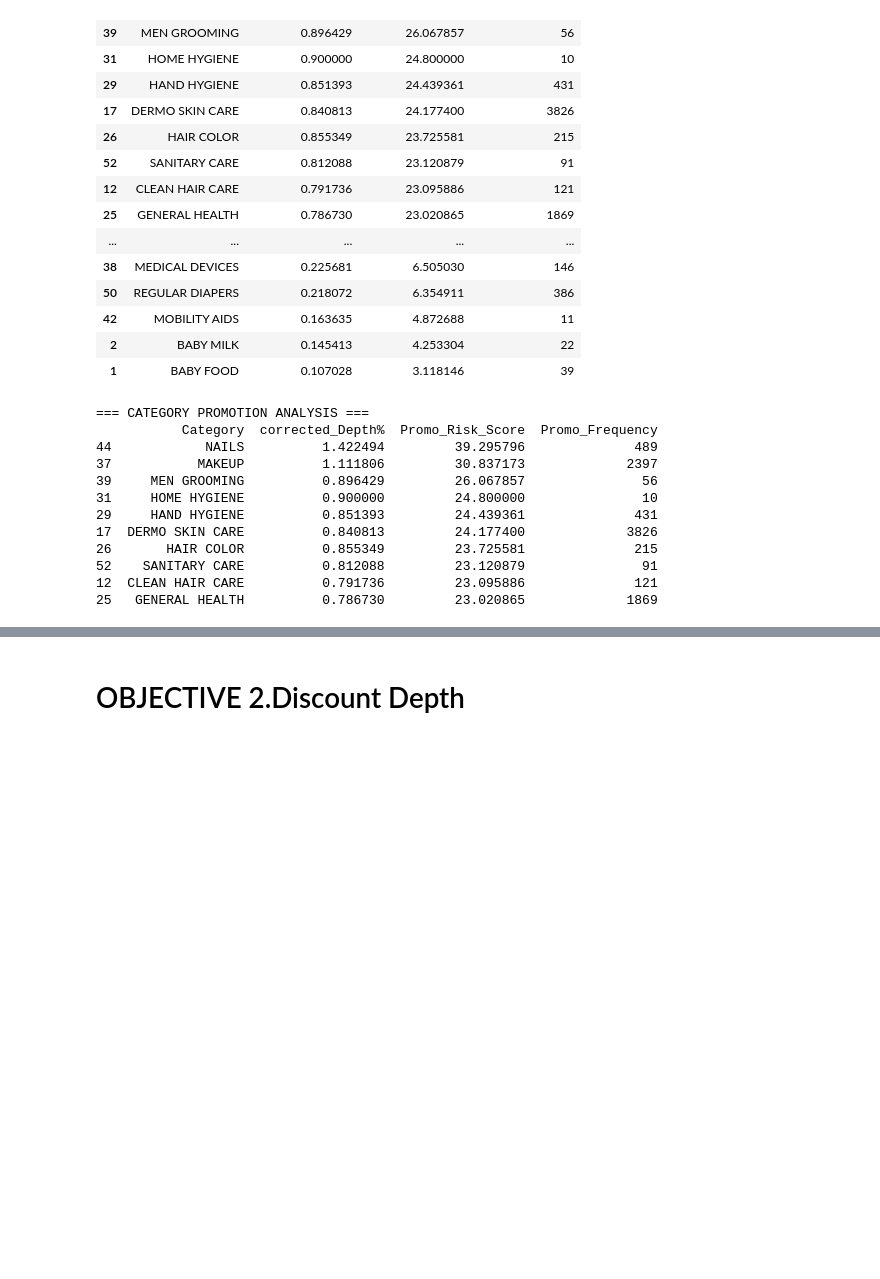
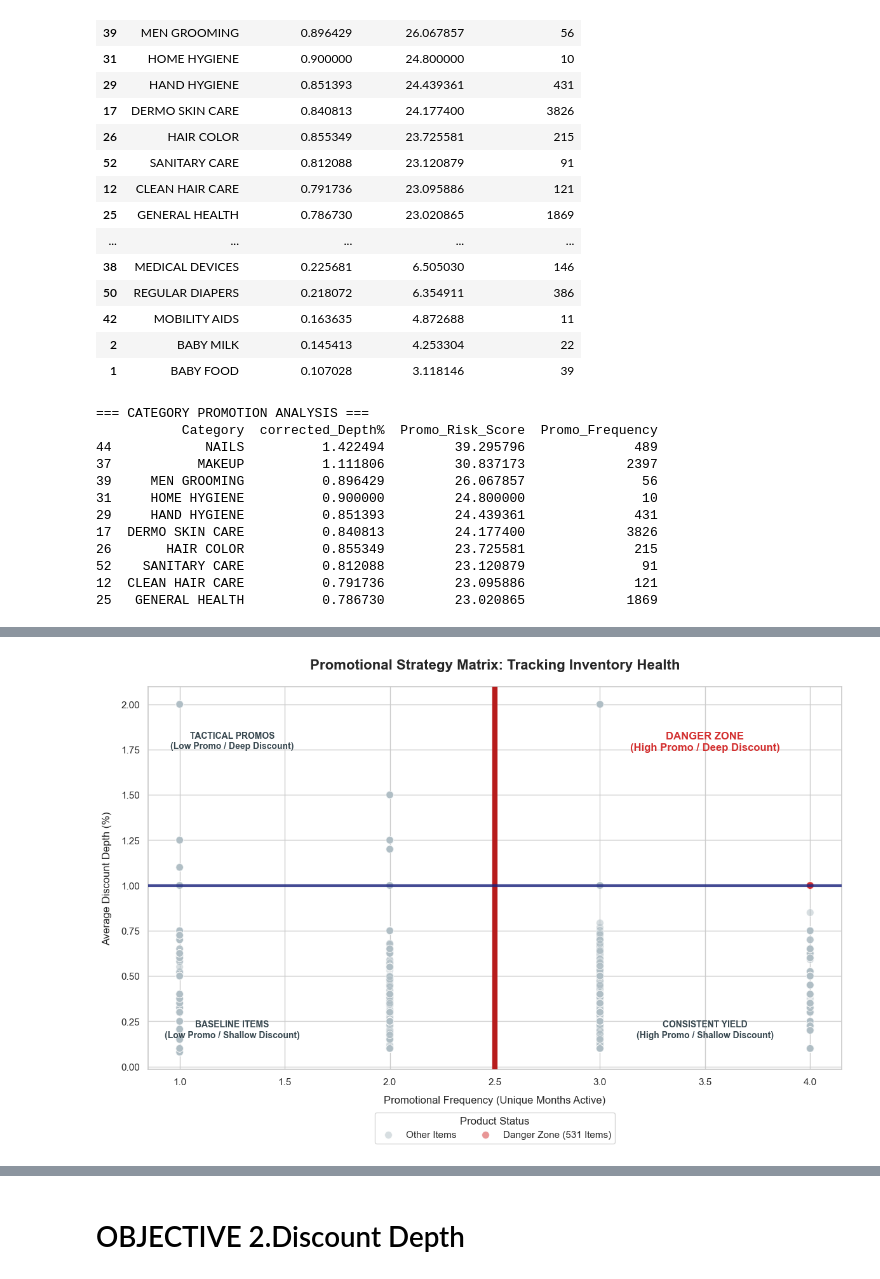
Before and after one commit to EYONG-ENEKE/Promotional-Campaigns-in-Retail-Pharmacy, a Jupyter notebook: pr7.ipynb, the cells around one changed output, grey strips where cells are left out. Drawn from its saved outputs; the diff is of its cells as text; code cells hidden in the pictures; blank space fills up the shorter version.

```diff
--- a/pr7.ipynb
+++ b/pr7.ipynb
@@ -452,0 +554,20 @@ print(category_analysis.head(10))
+# %%
+# 2.4. Filter for rows matching our flagged items
+flagged_df = df[df['Cannibalization_Risk_Flag'] == 1]
+
+# 2. Group by ITEM to find those that appear in Months 2, 3, AND 4
+# (We filter for items that have a count of 3 or more across those specific months)
+core_months = [2, 3, 4]
+core_flagged_df = flagged_df[flagged_df['Promo_Month'].isin(core_months)]
+item_month_counts = core_flagged_df.groupby('ITEM')['Promo_Month'].nunique()
+
+core_item_ids = item_month_counts[item_month_counts == len(core_months)].index
+
+# 3. Extract clean details for these 531 items
+columns_to_extract = ['Division', 'Department', 'Category', 'Item Brand', 'ITEM', 'English Description']
+chronic_offenders = df[df['ITEM'].isin(core_item_ids)][columns_to_extract].drop_duplicates(subset=['ITEM'])
+
+# 4. View the total and the first few items
+print(f"Successfully extracted {len(chronic_offenders)} core chronic items.")
+print("\nFirst 10 Chronic Offenders:")
+print(chronic_offenders.head(10))
@@ -452,0 +595,60 @@ print(category_analysis.head(10))
+# %%
+#2.6 Prepare the plotting data using our previous item_metrics dataframe
+plot_data = item_metrics.copy()
+
+plot_data['Quadrant_Label'] = 'Other Items'
+plot_data.loc[plot_data['ITEM'].isin(core_item_ids), 'Quadrant_Label'] = 'Danger Zone (531 Items)'
+
+# 2. Set up the plotting style
+plt.figure(figsize=(12, 8))
+sns.set_theme(style="whitegrid")
+
+# 3. Create the scatter plot
+ax = sns.scatterplot(
+    data=plot_data,
+    x='unique_months',
+    y='avg_discount',
+    hue='Quadrant_Label',
+    palette={'Other Items': '#b0bec5', 'Danger Zone (531 Items)': '#d32f2f'},
+    alpha=0.5,
+    s=70,
+    zorder=3 # Keeps dots in the middle layer
+)
+
+# 4. FIXED DEMARCATION LINES
+# Hardcode the vertical line at 2.5 instead of using freq_threshold
+# Made it solid (-), extra thick (linewidth=6), and bright red (#b71c1c)
+ax.axvline(x=2.5, color='#b71c1c', linestyle='-', linewidth=6, alpha=1.0, zorder=5)
+
+# Horizontal Line (Kept at your depth threshold, but made solid and distinct)
+ax.axhline(y=depth_threshold, color='#1a237e', linestyle='-', linewidth=3, alpha=0.8, zorder=5)
+
+# 5. Adjusted Text Coordinates to match the new 2.5 split
+# Danger Zone (Top Right)
+plt.text(3.5, 1.85, "DANGER ZONE\n(High Promo / Deep Discount)",
+         color='#d32f2f', fontsize=12, weight='bold', ha='center', va='top', zorder=6)
+
+# Tactical Promos (Top Left)
+plt.text(1.25, 1.85, "TACTICAL PROMOS\n(Low Promo / Deep Discount)",
+         color='#37474f', fontsize=10, weight='bold', ha='center', va='top', zorder=6)
+
+# Consistent Yield (Bottom Right)
+plt.text(3.5, 0.15, "CONSISTENT YIELD\n(High Promo / Shallow Discount)",
+         color='#37474f', fontsize=10, weight='bold', ha='center', va='bottom', zorder=6)
+
+# Baseline Items (Bottom Left)
+plt.text(1.25, 0.15, "BASELINE ITEMS\n(Low Promo / Shallow Discount)",
+         color='#37474f', fontsize=10, weight='bold', ha='center', va='bottom', zorder=6)
+# 6. Final chart formatting
+plt.title("Promotional Strategy Matrix: Tracking Inventory Health", fontsize=16, pad=20, weight='bold')
+plt.xlabel("Promotional Frequency (Unique Months Active)", fontsize=12, labelpad=10)
+plt.ylabel("Average Discount Depth (%)", fontsize=12, labelpad=10)
+plt.legend(title="Product Status", loc='upper center', bbox_to_anchor=(0.5, -0.1), ncol=2, fontsize=11)
+
+plt.tight_layout()
+
+# Save the plot image
+plt.savefig('promotional_danger_zone_matrix_bold.png', dpi=300)
+plt.show()
+# %% [output]
+[figure, added]
```
Also changed, not shown: parts of 15 cells of this notebook, 1 other file.
